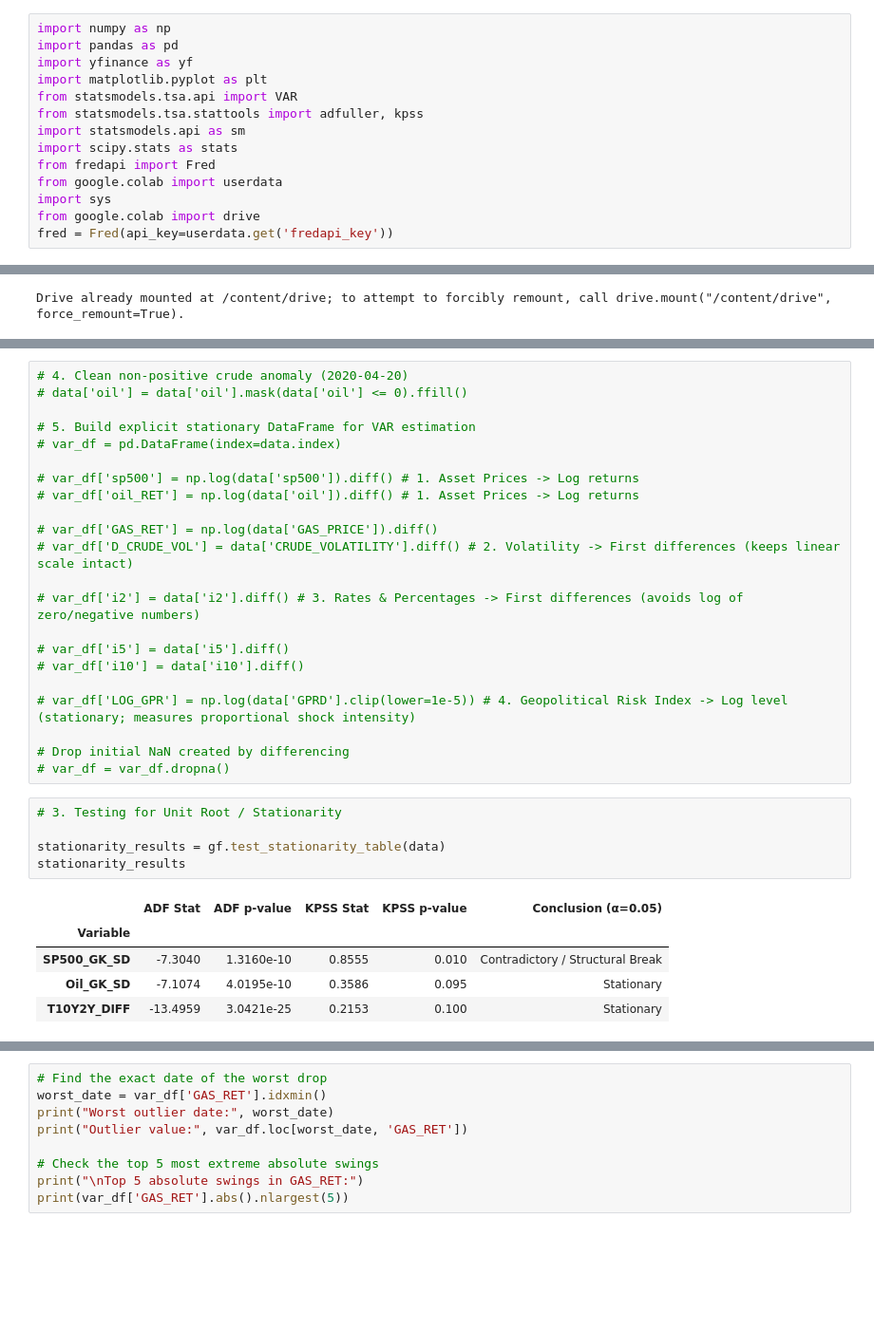
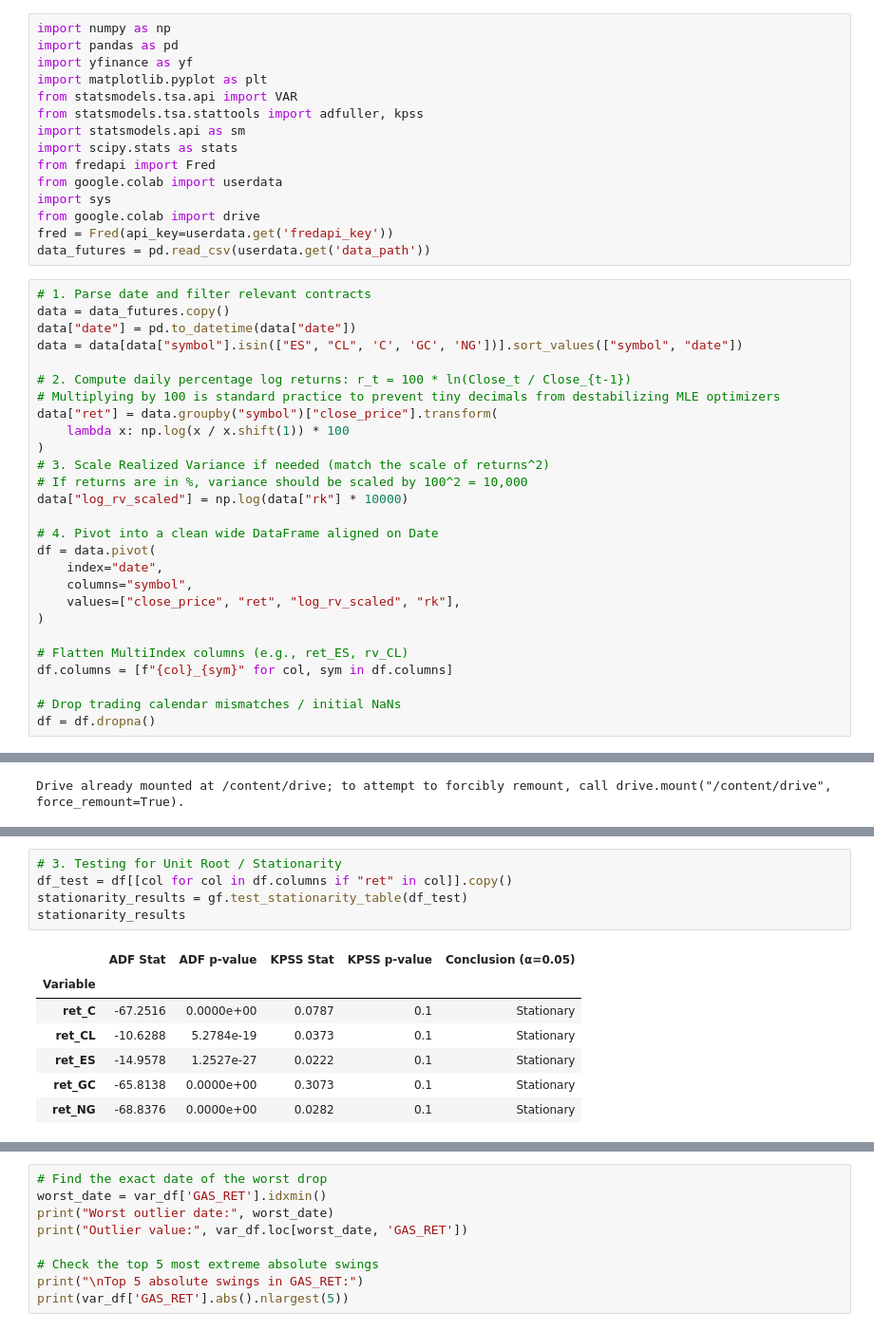
Before and after one commit to Deangr-econ/Quant_methods_project, a Jupyter notebook: VAR_GPRD_OIL_GAS.ipynb, the cells around one changed output, grey strips where cells are left out. Shown at 95% size. Saved outputs shown, nothing was run; the diff lists cells and outputs as text; blank space fills up the shorter version.

```diff
--- a/VAR_GPRD_OIL_GAS.ipynb
+++ b/VAR_GPRD_OIL_GAS.ipynb
@@ -24,6 +31,34 @@ from google.colab import userdata
 import sys
 from google.colab import drive
 fred = Fred(api_key=userdata.get('fredapi_key'))
+data_futures = pd.read_csv(userdata.get('data_path'))
+# %%
+# 1. Parse date and filter relevant contracts
+data = data_futures.copy()
+data["date"] = pd.to_datetime(data["date"])
+data = data[data["symbol"].isin(["ES", "CL", 'C', 'GC', 'NG'])].sort_values(["symbol", "date"])
+
+# 2. Compute daily percentage log returns: r_t = 100 * ln(Close_t / Close_{t-1})
+# Multiplying by 100 is standard practice to prevent tiny decimals from destabilizing MLE optimizers
+data["ret"] = data.groupby("symbol")["close_price"].transform(
+    lambda x: np.log(x / x.shift(1)) * 100
+)
+# 3. Scale Realized Variance if needed (match the scale of returns^2)
+# If returns are in %, variance should be scaled by 100^2 = 10,000
+data["log_rv_scaled"] = np.log(data["rk"] * 10000)
+
+# 4. Pivot into a clean wide DataFrame aligned on Date
+df = data.pivot(
+    index="date",
+    columns="symbol",
+    values=["close_price", "ret", "log_rv_scaled", "rk"],
+)
+
+# Flatten MultiIndex columns (e.g., ret_ES, rv_CL)
+df.columns = [f"{col}_{sym}" for col, sym in df.columns]
+
+# Drop trading calendar mismatches / initial NaNs
+df = df.dropna()
 # %%
 # 1. Drive sicherstellen
 drive.mount("/content/drive")
@@ -108,33 +75,13 @@ data = api_data.loc[first_valid:].dropna()
-# %%
-# 4. Clean non-positive crude anomaly (2020-04-20)
-# data['oil'] = data['oil'].mask(data['oil'] <= 0).ffill()
-
-# 5. Build explicit stationary DataFrame for VAR estimation
-# var_df = pd.DataFrame(index=data.index)
-
-# var_df['sp500'] = np.log(data['sp500']).diff() # 1. Asset Prices -> Log returns
-# var_df['oil_RET'] = np.log(data['oil']).diff() # 1. Asset Prices -> Log returns
-
-# var_df['GAS_RET'] = np.log(data['GAS_PRICE']).diff()
-# var_df['D_CRUDE_VOL'] = data['CRUDE_VOLATILITY'].diff() # 2. Volatility -> First differences (keeps linear scale intact)
-
-# var_df['i2'] = data['i2'].diff() # 3. Rates & Percentages -> First differences (avoids log of zero/negative numbers)
-
-# var_df['i5'] = data['i5'].diff()
-# var_df['i10'] = data['i10'].diff()
-
-# var_df['LOG_GPR'] = np.log(data['GPRD'].clip(lower=1e-5)) # 4. Geopolitical Risk Index -> Log level (stationary; measures proportional shock intensity)
-
-# Drop initial NaN created by differencing
-# var_df = var_df.dropna()
 # %%
 # 3. Testing for Unit Root / Stationarity
-
-stationarity_results = gf.test_stationarity_table(data)
+df_test = df[[col for col in df.columns if "ret" in col]].copy()
+stationarity_results = gf.test_stationarity_table(df_test)
 stationarity_results
 # %% [output]
 |  | ADF Stat | ADF p-value | KPSS Stat | KPSS p-value | Conclusion (α=0.05) |
 | Variable |  |  |  |  |  |
-| SP500_GK_SD | -7.3040 | 1.3160e-10 | 0.8555 | 0.010 | Contradictory / Structural Break |
-| Oil_GK_SD | -7.1074 | 4.0195e-10 | 0.3586 | 0.095 | Stationary |
-| T10Y2Y_DIFF | -13.4959 | 3.0421e-25 | 0.2153 | 0.100 | Stationary |
+| ret_C | -67.2516 | 0.0000e+00 | 0.0787 | 0.1 | Stationary |
+| ret_CL | -10.6288 | 5.2784e-19 | 0.0373 | 0.1 | Stationary |
+| ret_ES | -14.9578 | 1.2527e-27 | 0.0222 | 0.1 | Stationary |
+| ret_GC | -65.8138 | 0.0000e+00 | 0.3073 | 0.1 | Stationary |
+| ret_NG | -68.8376 | 0.0000e+00 | 0.0282 | 0.1 | Stationary |
```
Also changed, not shown: parts of 13 cells of this notebook.
